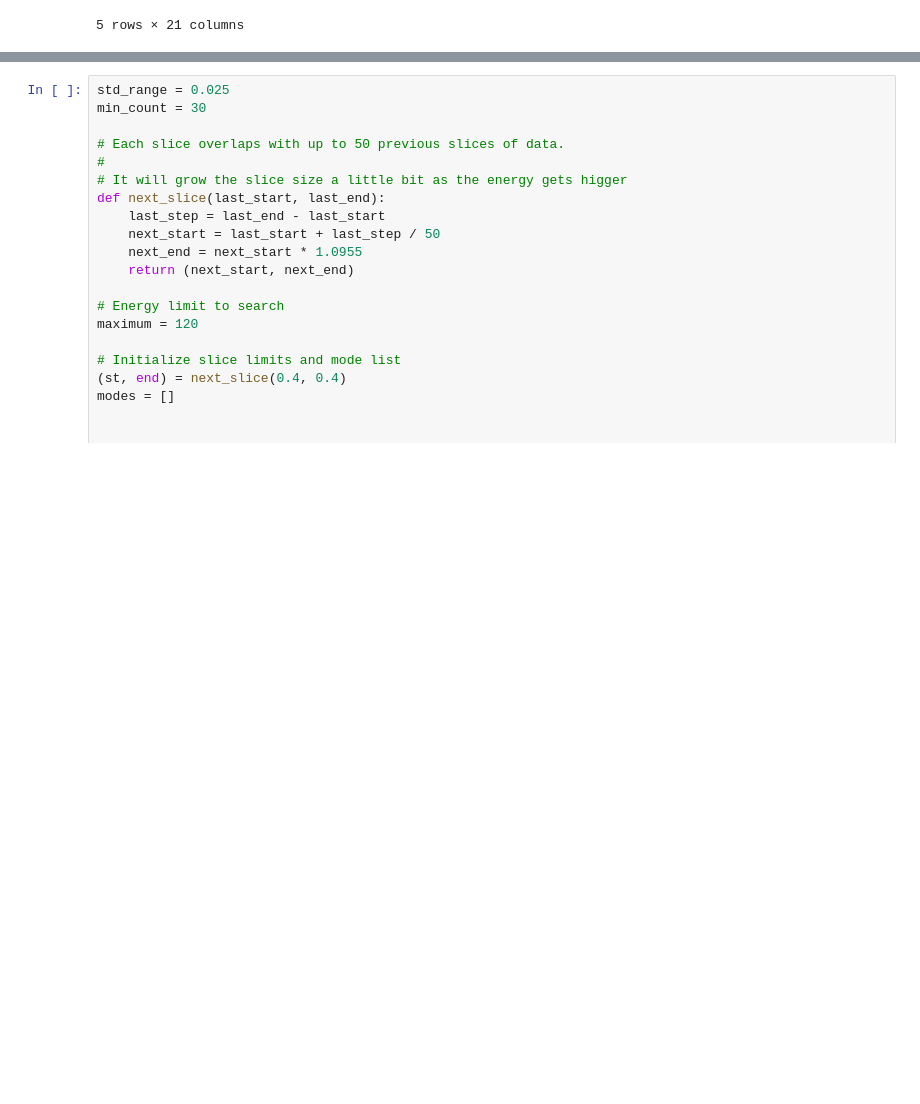
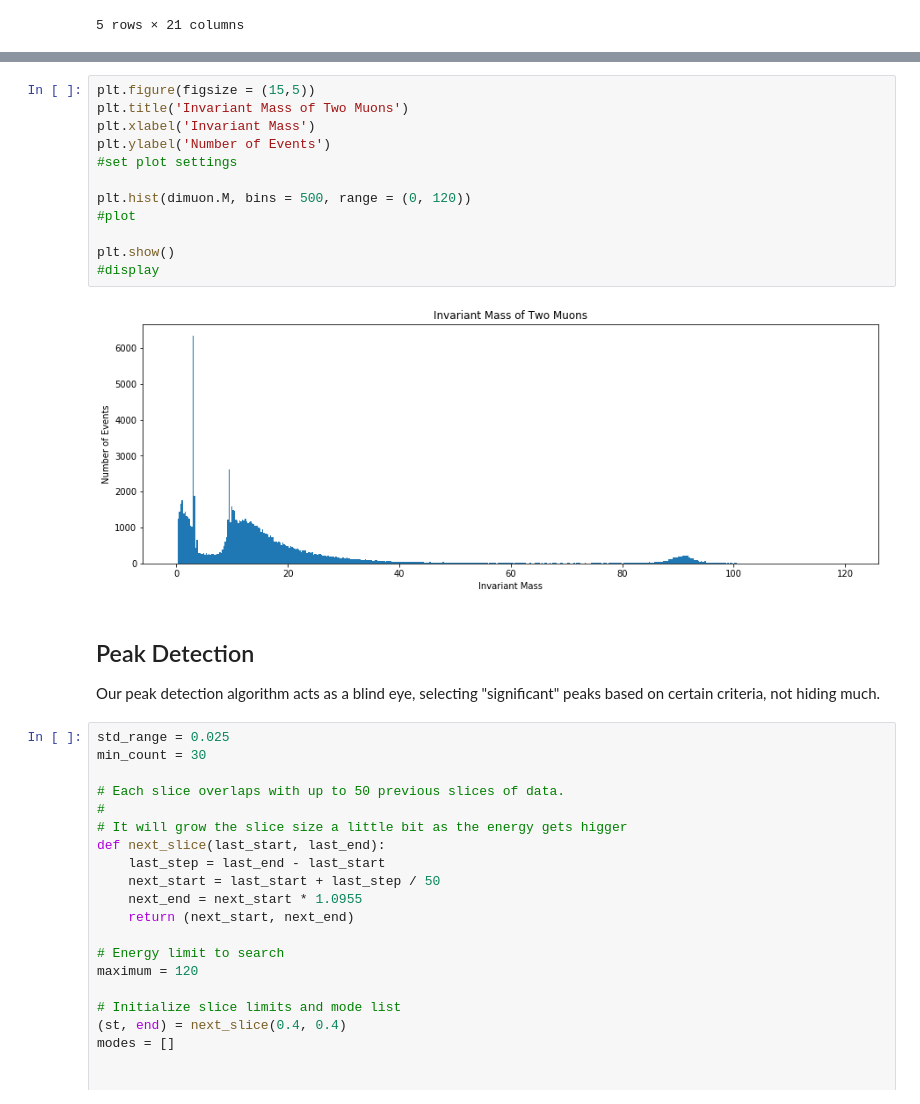
Before and after one commit to cms-opendata-education/scool-lab-sc18-opendata, a Jupyter notebook: PeakDetectorAndDisplay_final.ipynb, the cells around one changed output, grey strips where cells are left out. Drawn from its saved outputs; the diff is of its cells as text; blank space fills up the shorter version.

```diff
--- a/PeakDetectorAndDisplay_final.ipynb
+++ b/PeakDetectorAndDisplay_final.ipynb
@@ -41,3 +49,21 @@ dimuon.head()
+# %%
+plt.figure(figsize = (15,5))
+plt.title('Invariant Mass of Two Muons')
+plt.xlabel('Invariant Mass')
+plt.ylabel('Number of Events')
+#set plot settings
+
+plt.hist(dimuon.M, bins = 500, range = (0, 120))
+#plot
+
+plt.show()
+#display
+# %% [output]
+[figure, added]
+# %% [markdown]
+## Peak Detection
+
+Our peak detection algorithm acts as a blind eye, selecting "significant" peaks based on certain criteria, not hiding much.
 # %%
 std_range = 0.025
 min_count = 30
```
Also changed, not shown: parts of 8 cells of this notebook.
